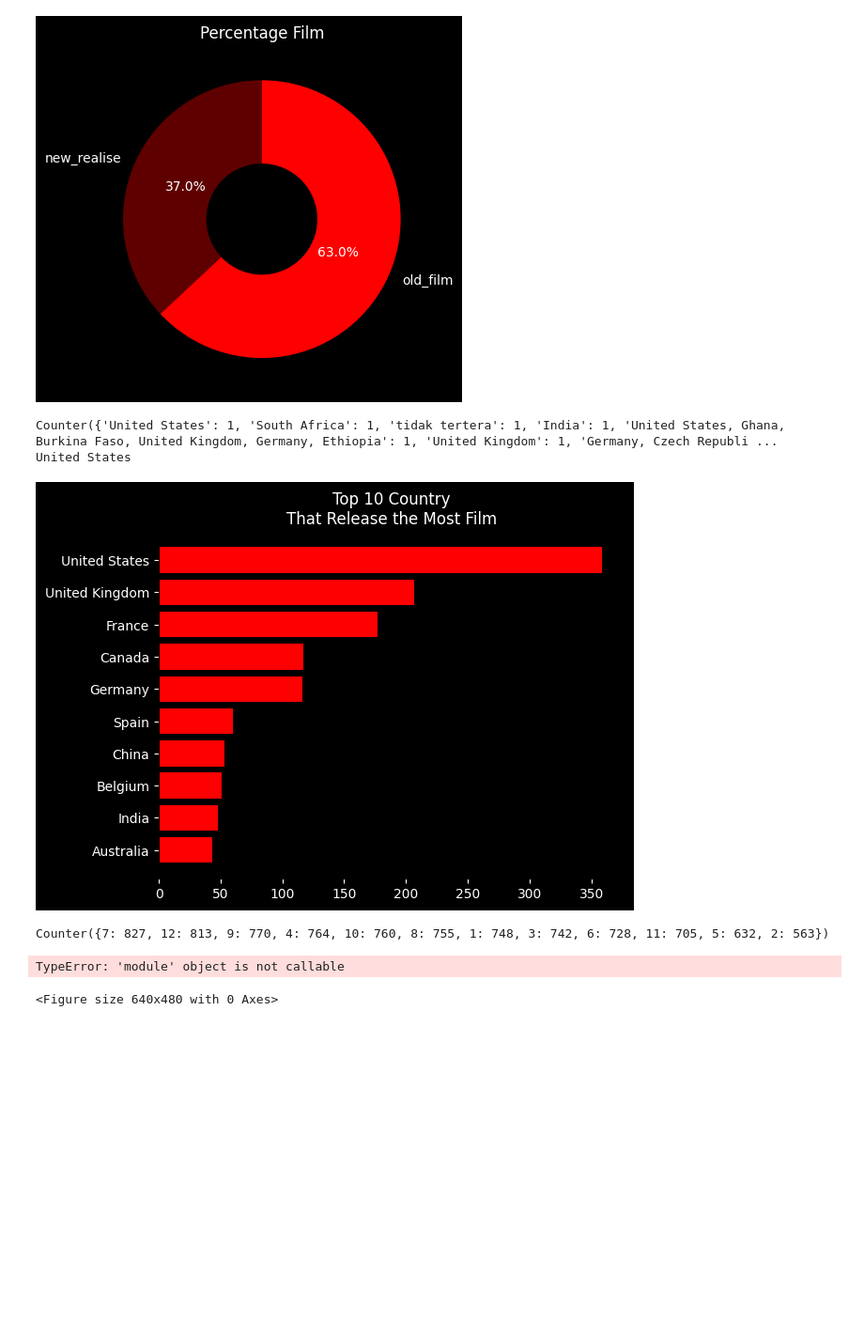
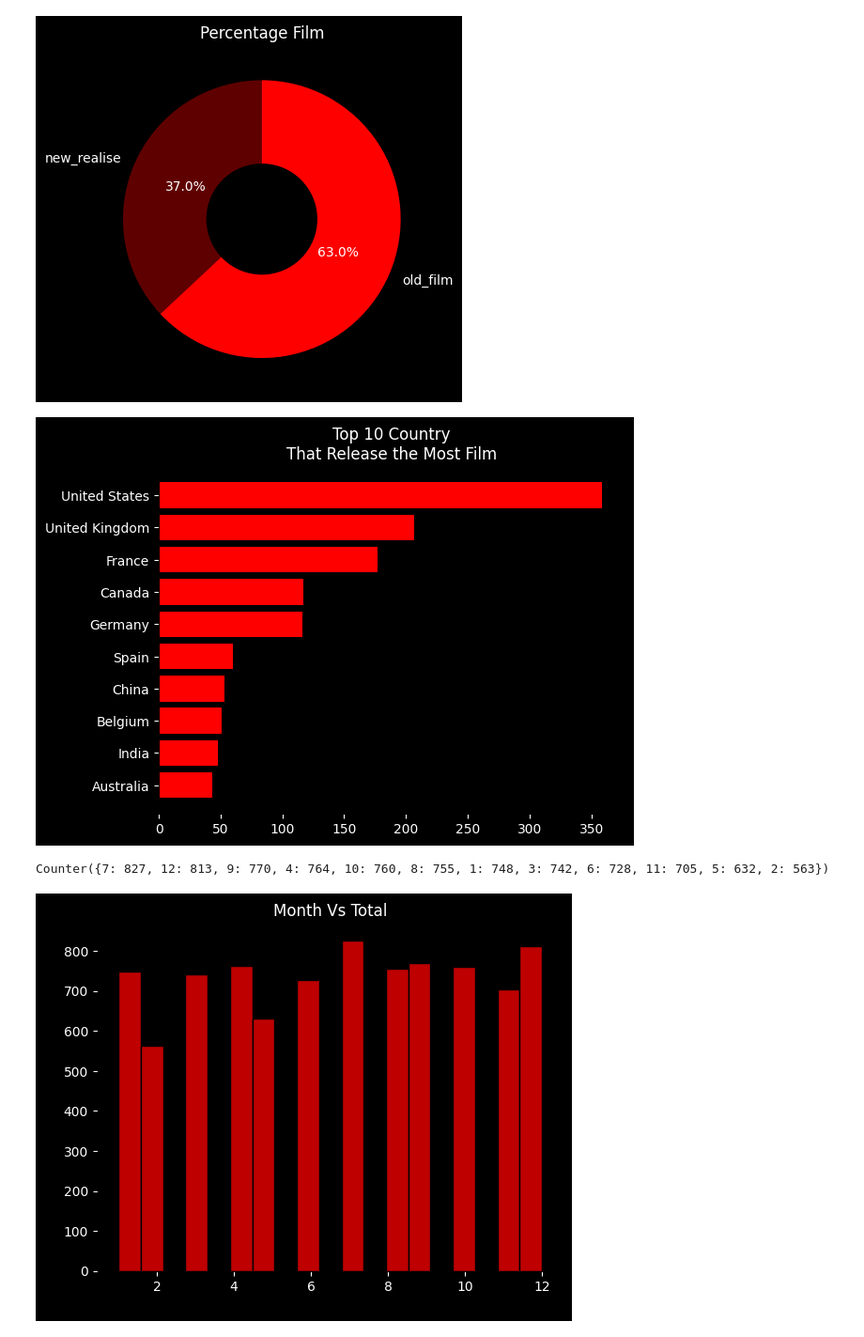
Before and after one commit to syukriFajrin/data_project, a Jupyter notebook: data analisis/netfilxFilm-_analyst/main.ipynb, the cells around one changed output. Shown at 94% size. Drawn from its saved outputs; the diff is of its cells as text; code cells hidden in the pictures; blank space fills up the shorter version.

```diff
--- a/data analisis/netfilxFilm-_analyst/main.ipynb
+++ b/data analisis/netfilxFilm-_analyst/main.ipynb
@@ -390,7 +344,7 @@ plt.show()
 # %%
 # data country
 count =Counter(df_['country'].unique().tolist())
-print (count)
+
 country=[]
 for i in count:
     i=str(i)
@@ -402,7 +356,6 @@ for i in count:
 country =[i.strip() for i in country]
 count=Counter(country)
 most_5=count.most_common(10)
-print (most_5 [0][0])
 
 df_tot=pd.DataFrame({
     'country':[most_5[i][0] for i in range(len(most_5))],
@@ -417,21 +370,22 @@ plt.tick_params(axis ='y',colors='white')
 plt.title("Top 10 Country\nThat Release the Most Film", color= 'white')
 plt.show()
 # %% [output]
-Counter({'United States': 1, 'South Africa': 1, 'tidak tertera': 1, 'India': 1, 'United States, Ghana, Burkina Faso, United Kingdom, Germany, Ethiopia': 1, 'United Kingdom': 1, 'Germany, Czech Republi ...
-United States
 [figure]
 # %%
 # Bulan /banyak film
 month =df['date_added'].dt.month.tolist()
 count =Counter(month)
 print (count)
 df_month=pd.DataFrame({
     'month':month
 })
 plt.figure(facecolor='black')
 graph=sns.histplot(data=df_month,x ='month',color='red')
 graph.set_facecolor('black')
+plt.tick_params(axis ='x',colors='white')
+plt.tick_params(axis ='y',colors='white')
+plt.title("Month Vs Total", color= 'white')
+plt.show()
 # %% [output]
 Counter({7: 827, 12: 813, 9: 770, 4: 764, 10: 760, 8: 755, 1: 748, 3: 742, 6: 728, 11: 705, 5: 632, 2: 563})
-TypeError: 'module' object is not callable
-<Figure size 640x480 with 0 Axes>
+[figure, added]
```
Also changed, not shown: parts of 3 cells of this notebook, 29 other files.
